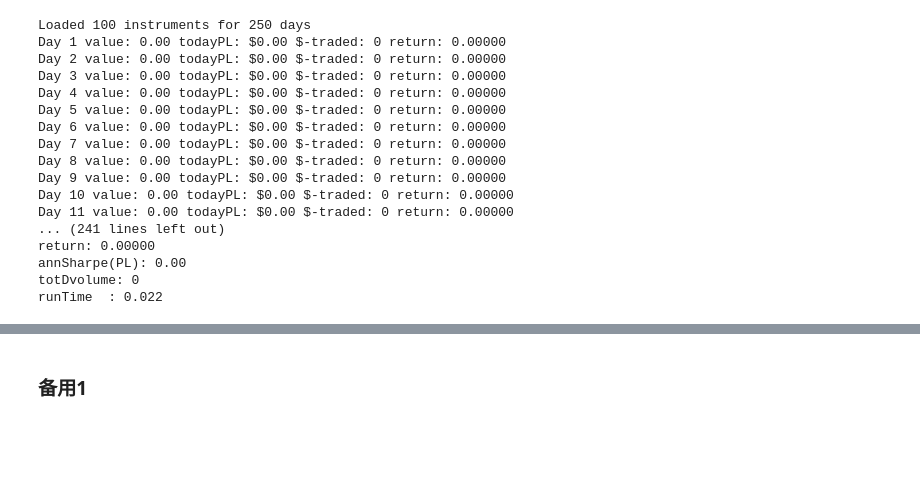
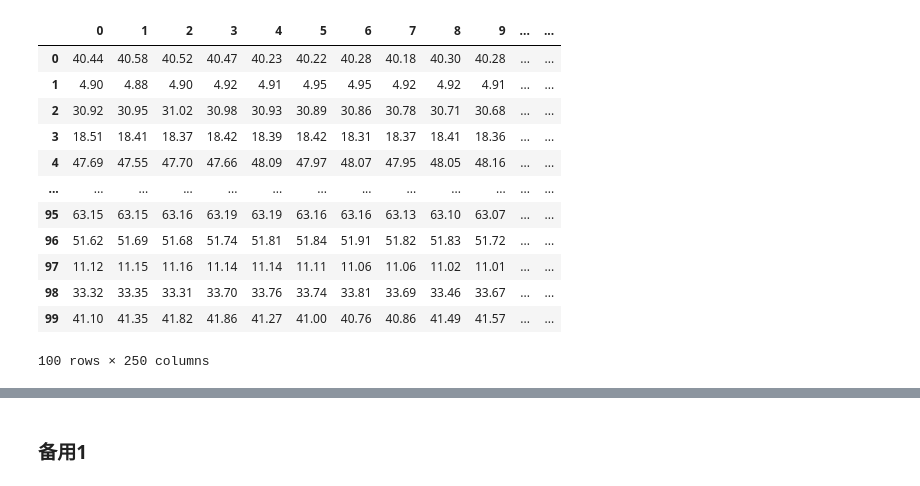
Before and after one commit to notalol1con/algothon2022, a Jupyter notebook: 111ytest.ipynb, the cells around one changed output, grey strips where cells are left out. Saved outputs shown, nothing was run; the diff lists cells and outputs as text; code cells hidden in the pictures; blank space fills up the shorter version.

```diff
--- a/111ytest.ipynb
+++ b/111ytest.ipynb
@@ -1,38 +1,36 @@
 # %%
 import numpy as np
 import pandas as pd
 from teamName import getMyPosition as getPosition
 from eval import loadPrices
 import matplotlib.pyplot as plt
 
 nInst = 0
 nt = 0
 
 # Commission rate
 commRate = 0.0025 # was 0.0050
 
 # Dollar position limit (maximum absolute dollar value of any individual stock position)
 dlrPosLimit = 10000
 
 timeOut=600
 
 pricesFile="./prices.txt"
 prcAll = loadPrices(pricesFile)
+df = pd.DataFrame(prcAll)
+df
 # %% [output]
+|  | 0 | 1 | 2 | 3 | 4 | 5 | 6 | 7 | 8 | 9 | ... | ... |
+| 0 | 40.44 | 40.58 | 40.52 | 40.47 | 40.23 | 40.22 | 40.28 | 40.18 | 40.30 | 40.28 | ... | ... |
+| 1 | 4.90 | 4.88 | 4.90 | 4.92 | 4.91 | 4.95 | 4.95 | 4.92 | 4.92 | 4.91 | ... | ... |
+| 2 | 30.92 | 30.95 | 31.02 | 30.98 | 30.93 | 30.89 | 30.86 | 30.78 | 30.71 | 30.68 | ... | ... |
+| 3 | 18.51 | 18.41 | 18.37 | 18.42 | 18.39 | 18.42 | 18.31 | 18.37 | 18.41 | 18.36 | ... | ... |
+| 4 | 47.69 | 47.55 | 47.70 | 47.66 | 48.09 | 47.97 | 48.07 | 47.95 | 48.05 | 48.16 | ... | ... |
+| ... | ... | ... | ... | ... | ... | ... | ... | ... | ... | ... | ... | ... |
+| 95 | 63.15 | 63.15 | 63.16 | 63.19 | 63.19 | 63.16 | 63.16 | 63.13 | 63.10 | 63.07 | ... | ... |
+| 96 | 51.62 | 51.69 | 51.68 | 51.74 | 51.81 | 51.84 | 51.91 | 51.82 | 51.83 | 51.72 | ... | ... |
+| 97 | 11.12 | 11.15 | 11.16 | 11.14 | 11.14 | 11.11 | 11.06 | 11.06 | 11.02 | 11.01 | ... | ... |
+| 98 | 33.32 | 33.35 | 33.31 | 33.70 | 33.76 | 33.74 | 33.81 | 33.69 | 33.46 | 33.67 | ... | ... |
+| 99 | 41.10 | 41.35 | 41.82 | 41.86 | 41.27 | 41.00 | 40.76 | 40.86 | 41.49 | 41.57 | ... | ... |
-Loaded 100 instruments for 250 days
-Day 1 value: 0.00 todayPL: $0.00 $-traded: 0 return: 0.00000
-Day 2 value: 0.00 todayPL: $0.00 $-traded: 0 return: 0.00000
-Day 3 value: 0.00 todayPL: $0.00 $-traded: 0 return: 0.00000
-Day 4 value: 0.00 todayPL: $0.00 $-traded: 0 return: 0.00000
-Day 5 value: 0.00 todayPL: $0.00 $-traded: 0 return: 0.00000
-Day 6 value: 0.00 todayPL: $0.00 $-traded: 0 return: 0.00000
-Day 7 value: 0.00 todayPL: $0.00 $-traded: 0 return: 0.00000
-Day 8 value: 0.00 todayPL: $0.00 $-traded: 0 return: 0.00000
-Day 9 value: 0.00 todayPL: $0.00 $-traded: 0 return: 0.00000
-Day 10 value: 0.00 todayPL: $0.00 $-traded: 0 return: 0.00000
-Day 11 value: 0.00 todayPL: $0.00 $-traded: 0 return: 0.00000
-... (241 lines left out)
-return: 0.00000
-annSharpe(PL): 0.00
-totDvolume: 0
-runTime  : 0.022
+100 rows × 250 columns
```
Also changed, not shown: parts of 5 cells of this notebook, 1 other file.
